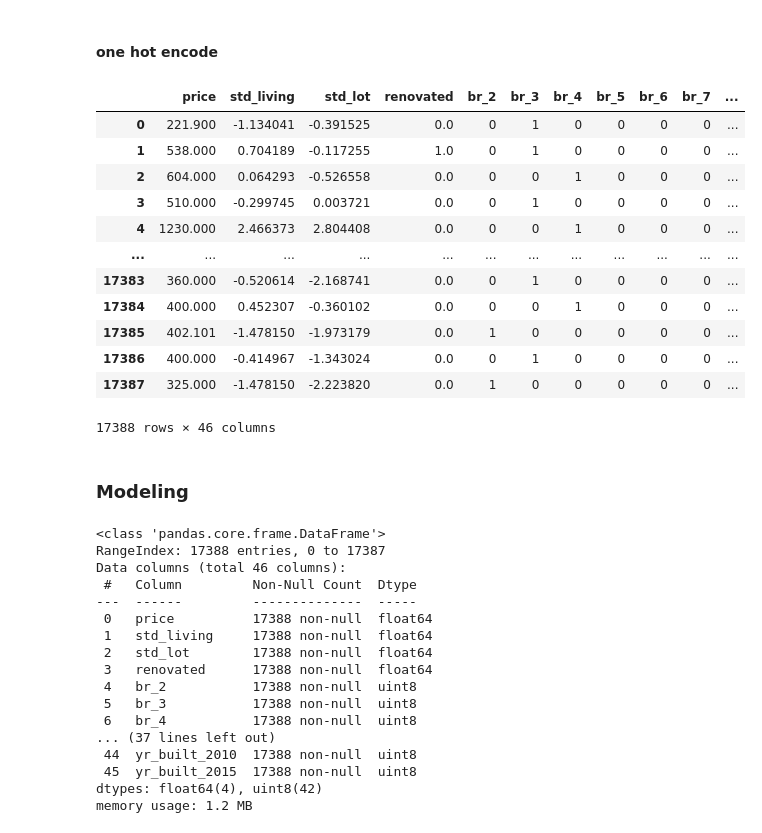
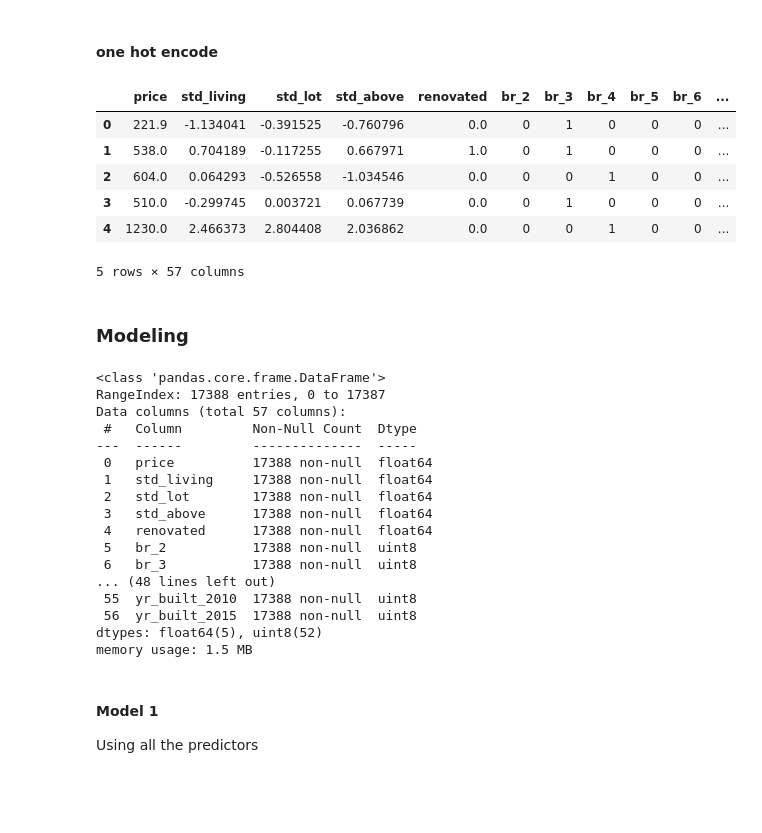
Before and after one commit to wong-ricky/House-Price, a Jupyter notebook: House Price.ipynb, the cells around one changed output. Saved outputs shown, nothing was run; the diff lists cells and outputs as text; code cells hidden in the pictures; blank space fills up the shorter version.

Commit message:
more modeling

```diff
--- a/House Price.ipynb
+++ b/House Price.ipynb
@@ -236,8 +247,7 @@ df[(df.cc>0.75) & (df.cc <1)]
 | (sqft_above, grade) | 0.758232 |
 | (bathrooms, sqft_living) | 0.753504 |
 # %%
-clean_house_data_df.drop(['sqft_above', 'sqft_basement', 'grade', 'bathrooms'], axis=1, inplace=True)
+clean_house_data_df.drop(['sqft_basement', 'bathrooms'], axis=1, inplace=True)
 clean_house_data_df.reset_index(drop=True, inplace=True)
-house_pred = clean_house_data_df.iloc[:,2:10]
-abs(house_pred.corr()) > 0.75
+clean_house_data_df.head()
 # %% [output]
@@ -253,6 +261,6 @@ abs(house_pred.corr()) > 0.75
 #### normalise
 # %%
 # original predictors
-data_pred = clean_house_data_df.iloc[:,2:8]
-data_pred[['sqft_living', 'sqft_lot']].hist(figsize =[8,4]);
+data_pred = clean_house_data_df.iloc[:,2:10]
+data_pred[['sqft_living', 'sqft_lot', 'sqft_above']].hist(figsize =[8,5]);
 # %% [output]
@@ -262,5 +270,6 @@ data_pred[['sqft_living', 'sqft_lot']].hist(figsize =[8,4]);
 data_log = pd.DataFrame([])
 data_log['log_living'] = np.log(data_pred['sqft_living'])
 data_log['log_lot'] = np.log(data_pred['sqft_lot'])
+data_log['log_above'] = np.log(data_pred['sqft_above'])
 data_log.hist();
 # %% [output]
@@ -268,7 +277,7 @@ data_log.hist();
 # %%
 # standard
-std_scale = preprocessing.StandardScaler().fit(data_log[['log_living', 'log_lot']])
-df_std = std_scale.transform(data_log[['log_living', 'log_lot']])
-standard_df = pd.DataFrame(df_std, columns=['std_living', 'std_lot'])
+std_scale = preprocessing.StandardScaler().fit(data_log[['log_living', 'log_lot', 'log_above']])
+df_std = std_scale.transform(data_log[['log_living', 'log_lot', 'log_above']])
+standard_df = pd.DataFrame(df_std, columns=['std_living', 'std_lot', 'std_above'])
 # %%
 clean_house_data_df2 = pd.concat([clean_house_data_df['price'], standard_df, clean_house_data_df['renovated']], axis=1)
@@ -303,55 +305,54 @@ clean_house_data_df['yr_cat'] = clean_house_data_df['yr_built'].map(categorise_y
 # %%
 # dummy variable
 br_dum = pd.get_dummies(clean_house_data_df['bedrooms'], prefix='br', drop_first=True)
 fl_dum = pd.get_dummies(clean_house_data_df['floors'], prefix='fl', drop_first=True)
 cond_dum = pd.get_dummies(clean_house_data_df['condition'], prefix='cond', drop_first=True)
+gr_dum = pd.get_dummies(clean_house_data_df['grade'], prefix='grade', drop_first=True)
 yb_dum = pd.get_dummies(clean_house_data_df['yr_cat'], prefix='yr_built', drop_first=True)
 
 #add dummy variables
-clean_house_data_df3 = pd.concat([clean_house_data_df2, br_dum, fl_dum, cond_dum, yb_dum], axis=1)
-clean_house_data_df3
+clean_house_data_df3 = pd.concat([clean_house_data_df2, br_dum, fl_dum, cond_dum, gr_dum, yb_dum], axis=1)
+clean_house_data_df3.head()
 # %% [output]
-|  | price | std_living | std_lot | renovated | br_2 | br_3 | br_4 | br_5 | br_6 | br_7 | ... |
-| 0 | 221.900 | -1.134041 | -0.391525 | 0.0 | 0 | 1 | 0 | 0 | 0 | 0 | ... |
-| 1 | 538.000 | 0.704189 | -0.117255 | 1.0 | 0 | 1 | 0 | 0 | 0 | 0 | ... |
-| 2 | 604.000 | 0.064293 | -0.526558 | 0.0 | 0 | 0 | 1 | 0 | 0 | 0 | ... |
-| 3 | 510.000 | -0.299745 | 0.003721 | 0.0 | 0 | 1 | 0 | 0 | 0 | 0 | ... |
-| 4 | 1230.000 | 2.466373 | 2.804408 | 0.0 | 0 | 0 | 1 | 0 | 0 | 0 | ... |
-| ... | ... | ... | ... | ... | ... | ... | ... | ... | ... | ... | ... |
-| 17383 | 360.000 | -0.520614 | -2.168741 | 0.0 | 0 | 1 | 0 | 0 | 0 | 0 | ... |
-| 17384 | 400.000 | 0.452307 | -0.360102 | 0.0 | 0 | 0 | 1 | 0 | 0 | 0 | ... |
-| 17385 | 402.101 | -1.478150 | -1.973179 | 0.0 | 1 | 0 | 0 | 0 | 0 | 0 | ... |
-| 17386 | 400.000 | -0.414967 | -1.343024 | 0.0 | 0 | 1 | 0 | 0 | 0 | 0 | ... |
-| 17387 | 325.000 | -1.478150 | -2.223820 | 0.0 | 1 | 0 | 0 | 0 | 0 | 0 | ... |
+|  | price | std_living | std_lot | std_above | renovated | br_2 | br_3 | br_4 | br_5 | br_6 | ... |
+| 0 | 221.9 | -1.134041 | -0.391525 | -0.760796 | 0.0 | 0 | 1 | 0 | 0 | 0 | ... |
+| 1 | 538.0 | 0.704189 | -0.117255 | 0.667971 | 1.0 | 0 | 1 | 0 | 0 | 0 | ... |
+| 2 | 604.0 | 0.064293 | -0.526558 | -1.034546 | 0.0 | 0 | 0 | 1 | 0 | 0 | ... |
+| 3 | 510.0 | -0.299745 | 0.003721 | 0.067739 | 0.0 | 0 | 1 | 0 | 0 | 0 | ... |
+| 4 | 1230.0 | 2.466373 | 2.804408 | 2.036862 | 0.0 | 0 | 0 | 1 | 0 | 0 | ... |
-17388 rows × 46 columns
+5 rows × 57 columns
 # %% [markdown]
 ### Modeling
 # %%
 house_df = clean_house_data_df3
 
 price = house_df[['price']]
-bedrooms = house_df.iloc[:,4:14]
-floors = house_df.iloc[:,14:19]
-condition = house_df.iloc[:,19:23]
-yr_built = house_df.iloc[:,23:46]
+bedrooms = house_df.iloc[:,5:15]
+floors = house_df.iloc[:,15:20]
+condition = house_df.iloc[:,20:24]
+grade = house_df.iloc[:,24:34]
+yr_built = house_df.iloc[:,34:57]
 
 house_df.info()
 # %% [output]
 <class 'pandas.core.frame.DataFrame'>
 RangeIndex: 17388 entries, 0 to 17387
-Data columns (total 46 columns):
+Data columns (total 57 columns):
  #   Column         Non-Null Count  Dtype
 ---  ------         --------------  -----
  0   price          17388 non-null  float64
  1   std_living     17388 non-null  float64
  2   std_lot        17388 non-null  float64
- 3   renovated      17388 non-null  float64
- 4   br_2           17388 non-null  uint8
- 5   br_3           17388 non-null  uint8
- 6   br_4           17388 non-null  uint8
-... (37 lines left out)
- 44  yr_built_2010  17388 non-null  uint8
- 45  yr_built_2015  17388 non-null  uint8
-dtypes: float64(4), uint8(42)
-memory usage: 1.2 MB
+ 3   std_above      17388 non-null  float64
+ 4   renovated      17388 non-null  float64
+ 5   br_2           17388 non-null  uint8
+ 6   br_3           17388 non-null  uint8
+... (48 lines left out)
+ 55  yr_built_2010  17388 non-null  uint8
+ 56  yr_built_2015  17388 non-null  uint8
+dtypes: float64(5), uint8(52)
+memory usage: 1.5 MB
+# %% [markdown]
+#### Model 1
+Using all the predictors
 # %%
```
Also changed, not shown: parts of 21 cells of this notebook.
